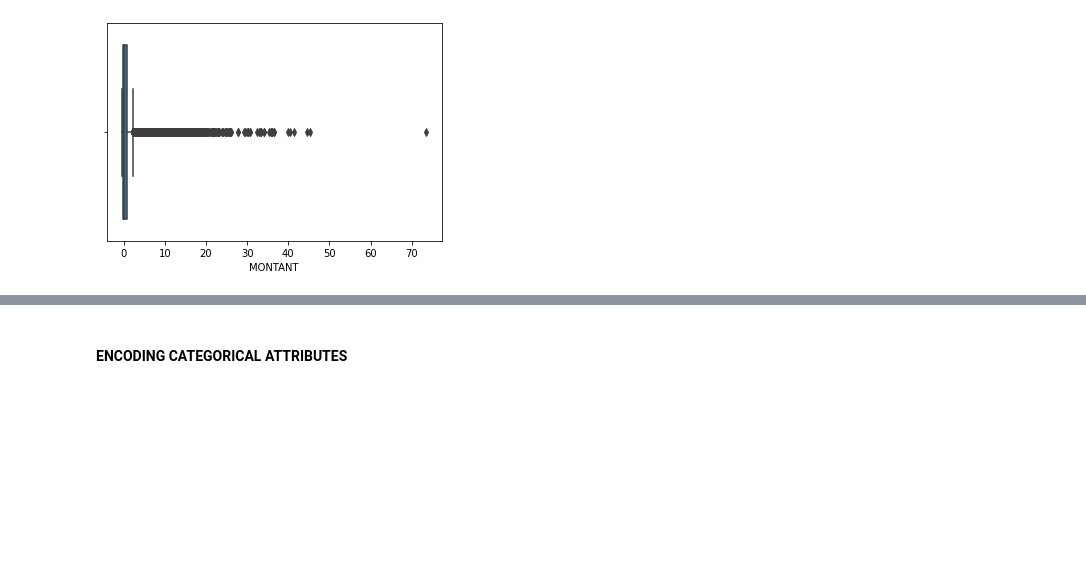
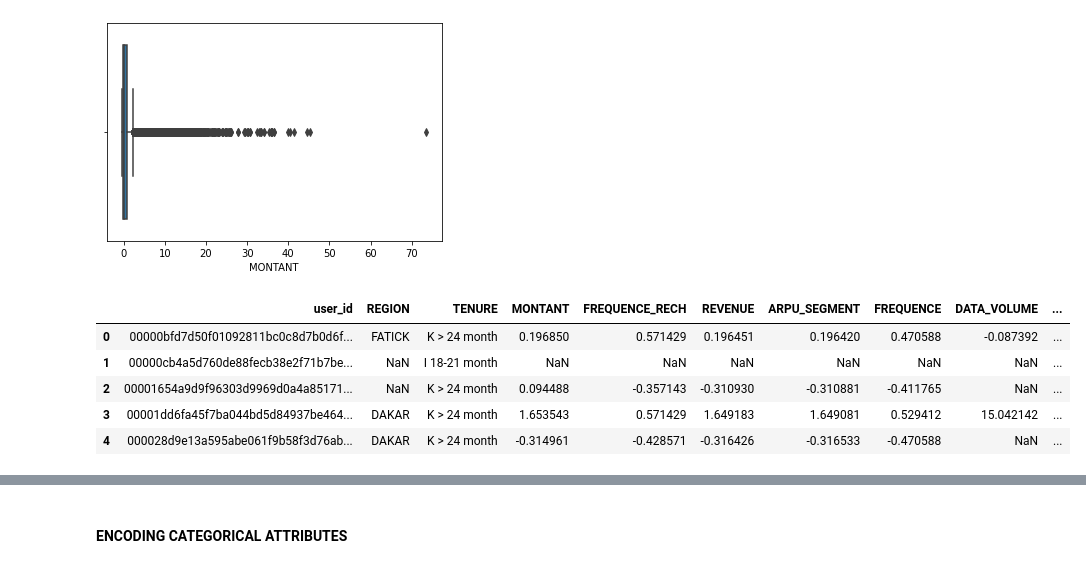
Before and after one commit to Kwabena-Kobiri/Expresso-prediction, a Jupyter notebook: Expresso_Churn_Prediction_With_Tensorflow.ipynb, the cells around one changed output, grey strips where cells are left out. Cells and saved outputs as stored; diff of their text form; code cells hidden in the pictures; blank space fills up the shorter version.

```diff
--- a/Expresso_Churn_Prediction_With_Tensorflow.ipynb
+++ b/Expresso_Churn_Prediction_With_Tensorflow.ipynb
@@ -388,3 +406,12 @@ sns.boxplot(x=Train['MONTANT'])
 # %% [output]
 <AxesSubplot:xlabel='MONTANT'>
 [figure]
+# %%
+Train.head()
+# %% [output]
+|  | user_id | REGION | TENURE | MONTANT | FREQUENCE_RECH | REVENUE | ARPU_SEGMENT | FREQUENCE | DATA_VOLUME | ... |
+| 0 | 00000bfd7d50f01092811bc0c8d7b0d6f... | FATICK | K > 24 month | 0.196850 | 0.571429 | 0.196451 | 0.196420 | 0.470588 | -0.087392 | ... |
+| 1 | 00000cb4a5d760de88fecb38e2f71b7be... | NaN | I 18-21 month | NaN | NaN | NaN | NaN | NaN | NaN | ... |
+| 2 | 00001654a9d9f96303d9969d0a4a85171... | NaN | K > 24 month | 0.094488 | -0.357143 | -0.310930 | -0.310881 | -0.411765 | NaN | ... |
+| 3 | 00001dd6fa45f7ba044bd5d84937be464... | DAKAR | K > 24 month | 1.653543 | 0.571429 | 1.649183 | 1.649081 | 0.529412 | 15.042142 | ... |
+| 4 | 000028d9e13a595abe061f9b58f3d76ab... | DAKAR | K > 24 month | -0.314961 | -0.428571 | -0.316426 | -0.316533 | -0.470588 | NaN | ... |
```
Also changed, not shown: parts of 7 cells of this notebook.
